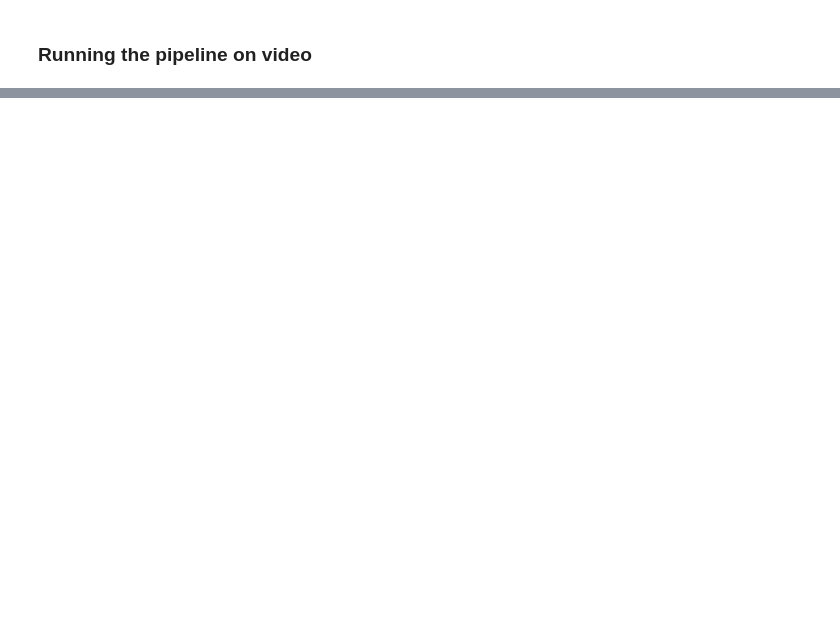
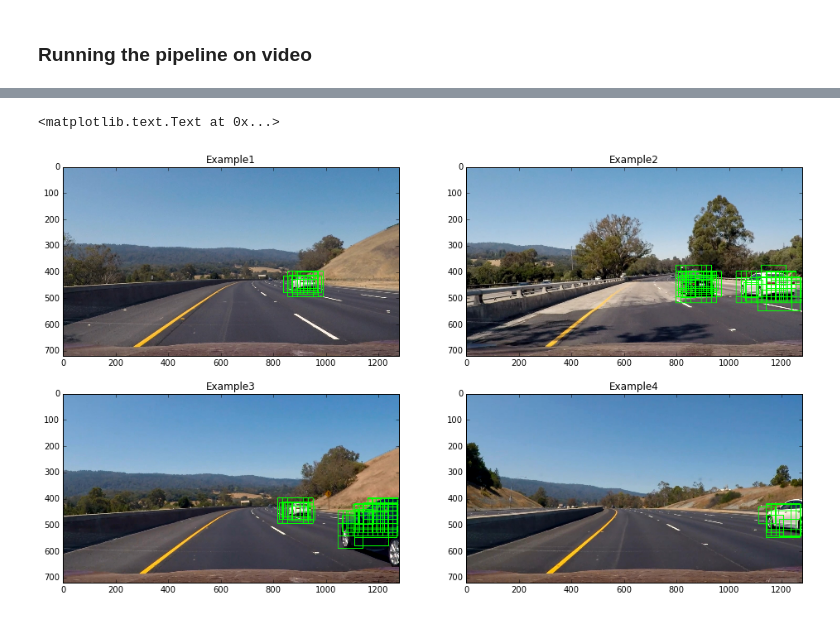
Before and after one commit to nikhil-sinnarkar/CarND-Vehicle-Detection-master, a Jupyter notebook: Notebook.ipynb, the cells around one changed output, grey strips where cells are left out. Saved outputs shown, nothing was run; the diff lists cells and outputs as text; code cells hidden in the pictures; blank space fills up the shorter version.

```diff
--- a/Notebook.ipynb
+++ b/Notebook.ipynb
@@ -454,0 +489,22 @@ Wall time: 2min 30s
+# %%
+img1 = mpimg.imread('./test_images/test3.jpg')
+img2 = mpimg.imread('./test_images/test4.jpg')
+img3 = mpimg.imread('./test_images/snap8.jpg')
+img4 = mpimg.imread('./test_images/snap6.jpg')
+video_processor = VideoProcessor()
+img1 = video_processor.pipeline(img1)
+img2 = video_processor.pipeline(img2)
+img3 = video_processor.pipeline(img3)
+img4 = video_processor.pipeline(img4)
+f, (ax1, ax2) = plt.subplots(2, 2, figsize=(16,9))
+ax1[0].imshow(img1)
+ax1[0].set_title("Example1")
+ax1[1].imshow(img2)
+ax1[1].set_title("Example2")
+ax2[0].imshow(img3)
+ax2[0].set_title("Example3")
+ax2[1].imshow(img4)
+ax2[1].set_title("Example4")
+# %% [output]
+<matplotlib.text.Text at 0x...>
+[figure, added]
```
Also changed, not shown: parts of 14 cells of this notebook.
